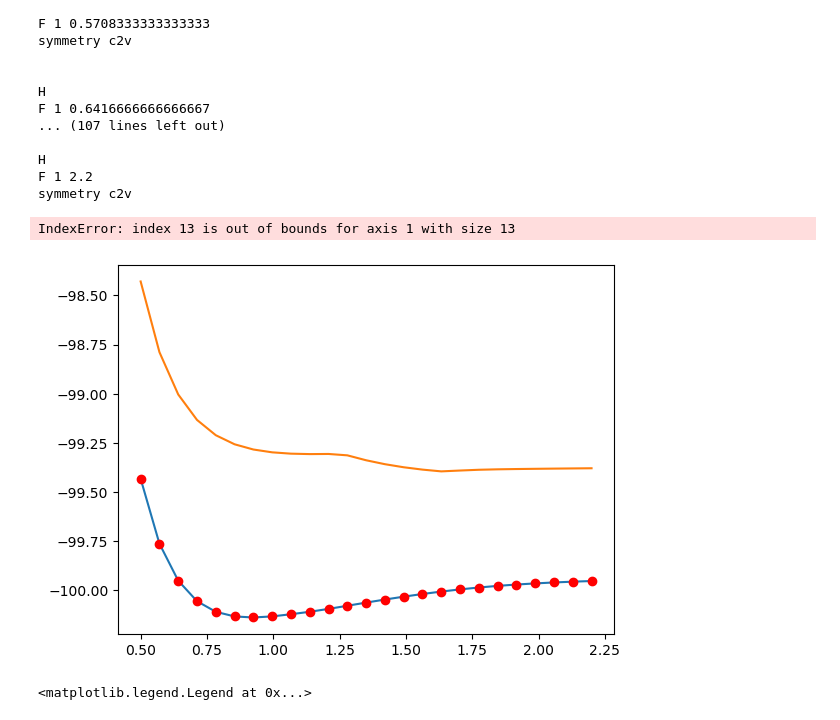
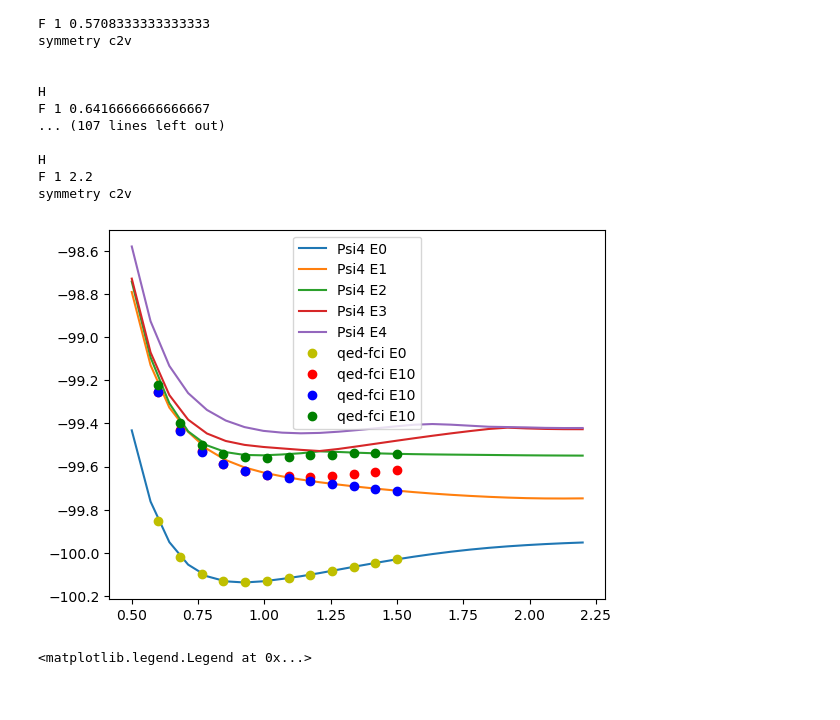
Before and after one commit to boss-bee/data_repository, a Jupyter notebook: json_scripts/hf_casci.ipynb, the cells around one changed output. Saved outputs shown, nothing was run; the diff lists cells and outputs as text; code cells hidden in the pictures.

```diff
--- a/json_scripts/hf_casci.ipynb
+++ b/json_scripts/hf_casci.ipynb
@@ -27,7 +27,7 @@ options_dict = {
     "d_convergence": 1e-10,
     "frozen_docc" : [2, 0,0,0],
     "active" : [8,0,4,4],
-    "num_roots" : 8,
+    "num_roots" : 7,
     "ci_maxiter" : 50,
     'TDM' : True,
     "OPDM" : True,
@@ -122,8 +127,8 @@ e3 = []
 e4 = []
 e5 = []
 e6 = []
-e7 = []
-e8 = []
+#e7 = []
+#e8 = []
 for r_val in rs:
     mol_str = mol_tmpl.replace("**R**", str(r_val))
     print(mol_str)
@@ -138,8 +143,8 @@ for r_val in rs:
     e4.append(wfn.variable("CI ROOT 4 TOTAL ENERGY"))
     e5.append(wfn.variable("CI ROOT 5 TOTAL ENERGY"))
     e6.append(wfn.variable("CI ROOT 6 TOTAL ENERGY"))
-    e7.append(wfn.variable("CI ROOT 5 TOTAL ENERGY"))
-    e8.append(wfn.variable("CI ROOT 6 TOTAL ENERGY"))
+    #e7.append(wfn.variable("CI ROOT 5 TOTAL ENERGY"))
+    #e8.append(wfn.variable("CI ROOT 6 TOTAL ENERGY"))
 # %% [output]
 H
 F 1 0.5
@@ -159,16 +164,21 @@ H
 F 1 2.2
 symmetry c2v
 # %%
+from matplotlib import pyplot as plt
 qed_fci_pes = np.load("hf_pes.npy")
 plt.plot(rs, eg, label="Psi4 E0")
-plt.plot(rs, e6, label="Psi4 E6")
-plt.plot(qed_fci_pes[:,0], qed_fci_pes[:,1], 'ro', label="qed-fci E0")
-plt.plot(qed_fci_pes[:,0], qed_fci_pes[:,12], 'ro', label="qed-fci E10")
+plt.plot(rs, e1, label="Psi4 E1")
+plt.plot(rs, e2, label="Psi4 E2")
+plt.plot(rs, e3, label="Psi4 E3")
+plt.plot(rs, e4, label="Psi4 E4")
+plt.plot(qed_fci_pes[:,0], qed_fci_pes[:,1], 'yo', label="qed-fci E0")
+plt.plot(qed_fci_pes[:,0], qed_fci_pes[:,8], 'ro', label="qed-fci E10")
+plt.plot(qed_fci_pes[:,0], qed_fci_pes[:,7], 'bo', label="qed-fci E10")
+plt.plot(qed_fci_pes[:,0], qed_fci_pes[:,13], 'go', label="qed-fci E10")
 plt.legend()
 plt.show()
 # %% [output]
-IndexError: index 13 is out of bounds for axis 1 with size 13
-[figure, old version]
+[figure, new version]
 # %%
 from matplotlib import pyplot as plt
 #plt.plot(rs, scf_e, label="rhf")
```
Also changed, not shown: parts of 1 cell of this notebook, 1 other file.
